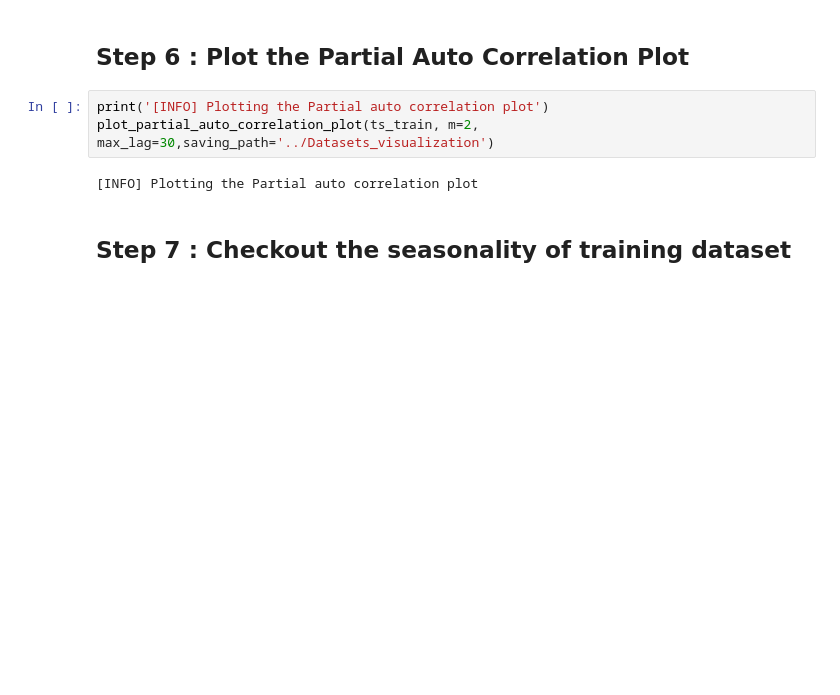
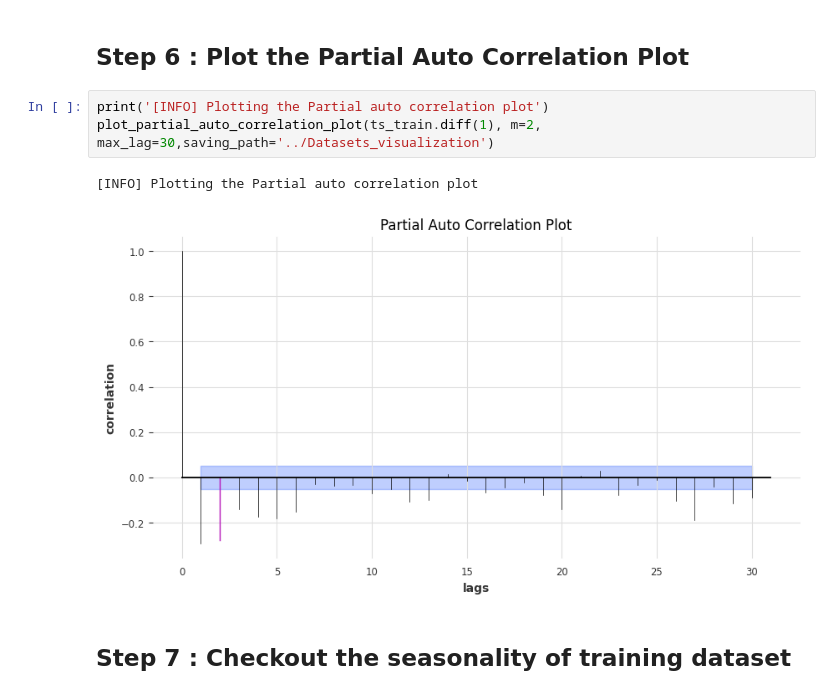
Before and after one commit to iffishells/TrafficAccidentForecasting, a Jupyter notebook: notebooks/3-Accident_forecasting_using_ARIMA_model.ipynb, the cells around one changed output. Drawn from its saved outputs; the diff is of its cells as text; blank space fills up the shorter version.

```diff
--- a/notebooks/3-Accident_forecasting_using_ARIMA_model.ipynb
+++ b/notebooks/3-Accident_forecasting_using_ARIMA_model.ipynb
@@ -75,9 +87,10 @@ plot_auto_correlation_plot(ts_train, m=2, max_lag=30,saving_path='../Datasets_vi
 ## **Step 6 : Plot the Partial Auto Correlation Plot**
 # %%
 print('[INFO] Plotting the Partial auto correlation plot')
-plot_partial_auto_correlation_plot(ts_train, m=2, max_lag=30,saving_path='../Datasets_visualization')
+plot_partial_auto_correlation_plot(ts_train.diff(1), m=2, max_lag=30,saving_path='../Datasets_visualization')
 # %% [output]
 [INFO] Plotting the Partial auto correlation plot
+[figure, added]
 # %% [markdown]
 ## **Step 7 : Checkout the seasonality of training dataset**
 # %%
```
Also changed, not shown: parts of 14 cells of this notebook, 15 other files.
